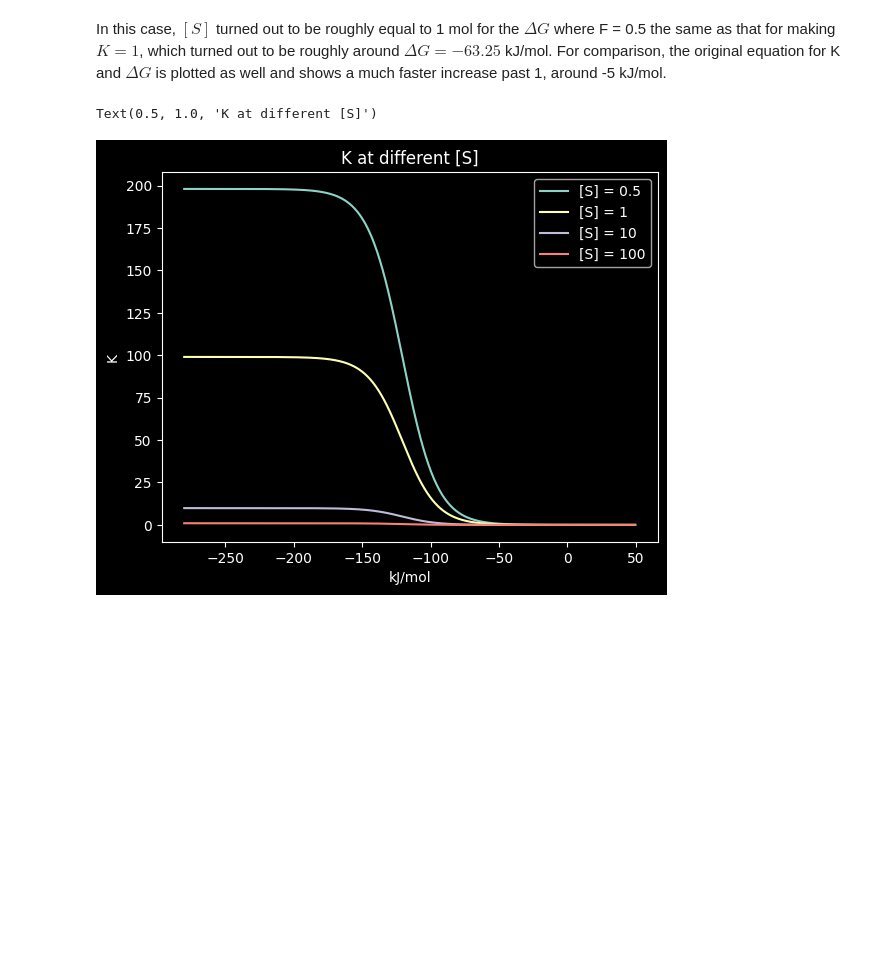
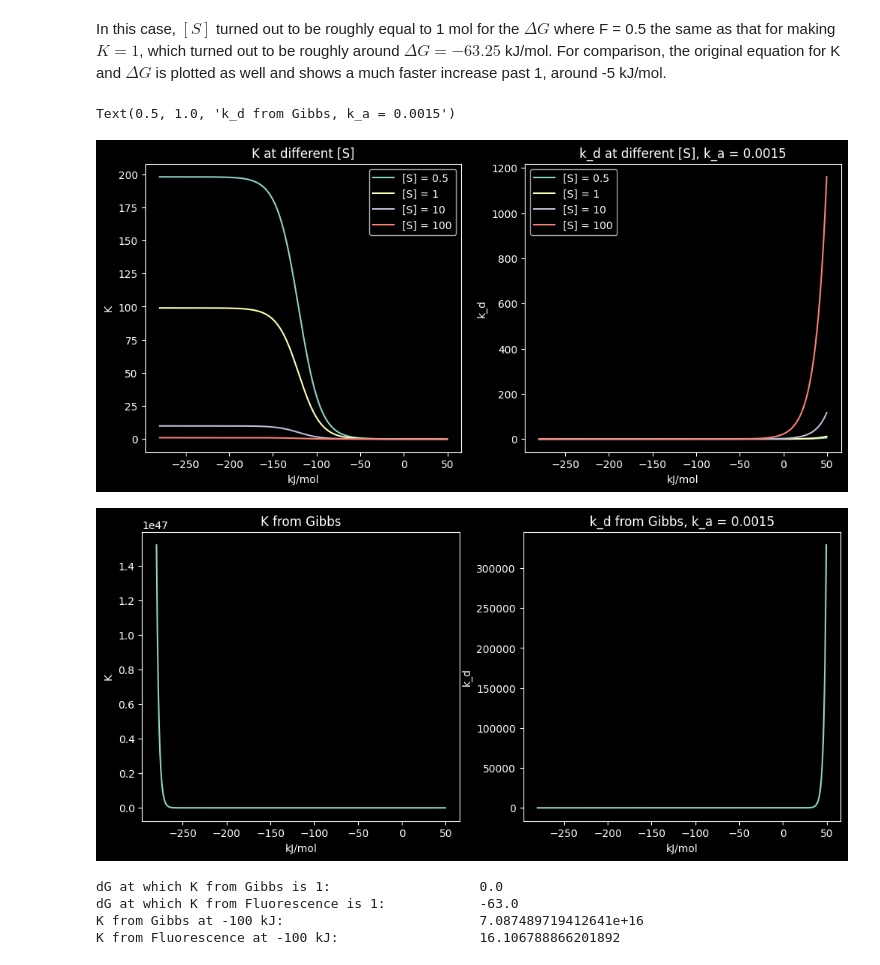
Before and after one commit to olive004/synbio_morpher, a Jupyter notebook: explanations/binding_energy.ipynb, the cells around one changed output. Saved outputs shown, nothing was run; the diff lists cells and outputs as text; code cells hidden in the pictures; blank space fills up the shorter version.

```diff
--- a/explanations/binding_energy.ipynb
+++ b/explanations/binding_energy.ipynb
@@ -150,17 +160,57 @@ Text(0.5, 1.0, 'k_d, [S] = 1mol')
 # %% [markdown]
 In this case, $[S]$ turned out to be roughly equal to 1 mol for the $\Delta G$ where F = 0.5 the same as that for making $K = 1$, which turned out to be roughly around $\Delta G = - 63.25$ kJ/mol.
 For comparison, the original equation for K and $\Delta G$ is plotted as well and shows a much faster increase past 1, around -5 kJ/mol.
-# %%
-S = [0.5, 1, 10, 100]
-
-plt.figure()
-for s in S:
-    plt.plot(E2, equilibrium_constant_fluorescence(E2, s), label=f'[S] = {s}')
-
-plt.legend()
-plt.xlabel('kJ/mol')
-plt.ylabel('K')
-plt.title('K at different [S]')
-# %% [output]
-Text(0.5, 1.0, 'K at different [S]')
-[figure, removed]
+# %%
+S = [0.5, 1, 10, 100]
+
+plt.figure(figsize=(12, 5))
+for s in S:
+    ax = plt.subplot(1,2,1)
+    plt.plot(E2, equilibrium_constant_fluorescence(E2, s), label=f'[S] = {s}')
+    ax = plt.subplot(1,2,2)
+    plt.plot(E2, k_a/equilibrium_constant_fluorescence(E2, s), label=f'[S] = {s}')
+
+ax = plt.subplot(1,2,1)
+plt.legend()
+plt.xlabel('kJ/mol')
+plt.ylabel('K')
+plt.title('K at different [S]')
+
+ax = plt.subplot(1,2,2)
+plt.legend()
+plt.xlabel('kJ/mol')
+plt.ylabel('k_d')
+plt.title(f'k_d at different [S], k_a = {k_a}')
+
+
+# Comparison to Gibbs
+plt.figure(figsize=(12, 5))
+
+ax = plt.subplot(1,2,1)
+plt.plot(E2, gibbs_K(E2))
+plt.xlabel('kJ/mol')
+plt.ylabel('K')
+plt.title('K from Gibbs')
+
+ax = plt.subplot(1,2,2)
+plt.plot(E2, k_a/gibbs_K(E2))
+plt.xlabel('kJ/mol')
+plt.ylabel('k_d')
+plt.title(f'k_d from Gibbs, k_a = {k_a}')
+# %% [output]
+Text(0.5, 1.0, 'k_d from Gibbs, k_a = 0.0015')
+[figure, added]
+[figure, added]
+# %%
+K_G = gibbs_K(E2)
+K_F = equilibrium_constant_fluorescence(E2, initial)
+print('dG at which K from Gibbs is 1:\t\t\t', E2[np.argmax(K_G <= 1)])
+print('dG at which K from Fluorescence is 1:\t\t',E2[np.argmax(K_F <= 1)])
+
+print('K from Gibbs at -100 kJ:\t\t\t', gibbs_K(-100))
+print('K from Fluorescence at -100 kJ:\t\t\t', equilibrium_constant_fluorescence(-100, initial))
+# %% [output]
+dG at which K from Gibbs is 1:                   0.0
+dG at which K from Fluorescence is 1:            -63.0
+K from Gibbs at -100 kJ:                         7.087489719412641e+16
+K from Fluorescence at -100 kJ:                  16.106788866201892
```
Also changed, not shown: parts of 10 cells of this notebook, 4 other files.
